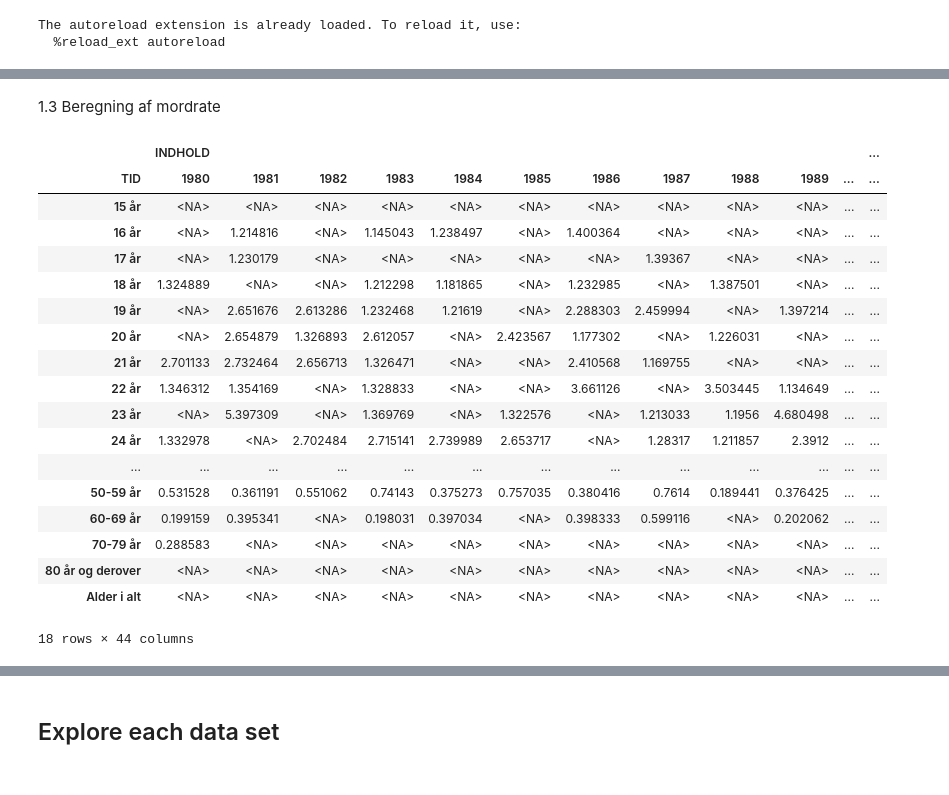
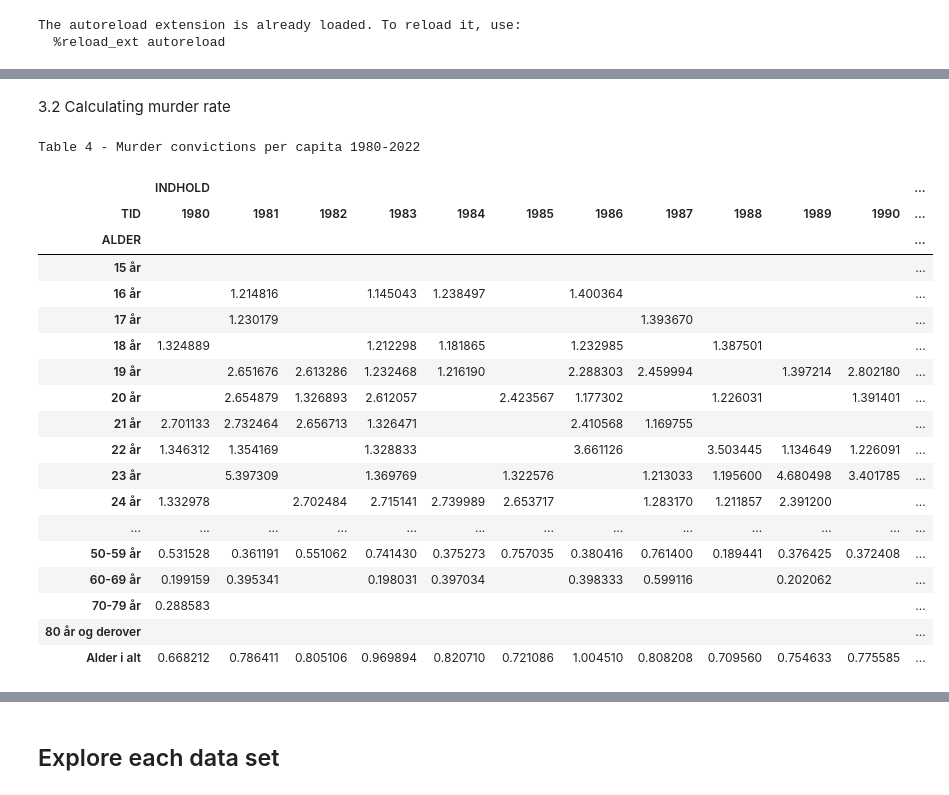
Before and after one commit to NumEconCopenhagen/projects-2023-bulen, a Jupyter notebook: dataproject/dataproject.ipynb, the cells around one changed output, grey strips where cells are left out. Drawn from its saved outputs; the diff is of its cells as text; code cells hidden in the pictures.

```diff
--- a/dataproject/dataproject.ipynb
+++ b/dataproject/dataproject.ipynb
@@ -223,18 +115,9 @@ Alder i alt         27    24
 # %%
-#Importerer BEFOLK1 fra statistikbanken
-tables_folk = Dst.get_variables(table_id='BEFOLK1')
-tables_folk
-print(tables_folk)
-
-#Undersøger værdierne af relevante variable
-for id in ['ALDER', 'KØN']:
-    print(id)
-    values = tables_folk.loc[tables_folk.id == id,['values']].values[0,0]
-    for value in values:
-        print(f' id = {value["id"]}, text = {value["text"]}')
-
 #Selektion af værdier for variable
-variables_folk = {'KØN':['1','2'],'ALDER':['>=15'], 'Tid':['>=1980']}
+variables_folk = {'KØN':['1','2'],'ALDER':['>=15'], 'Tid':['1980','1981','1982','1983','1984','1985','1986','1987','1988','1989','1990','1991',
+                                                           '1992','1993','1994','1995','1996','1997','1998','1999','2000','2001','2002','2003',
+                                                           '2004','2005', '2006','2007','2008','2009','2010','2011','2012','2013','2014','2015',
+                                                           '2016','2017','2018','2019','2020','2021','2022']}
 befolkning = Dst.get_data(table_id = 'BEFOLK1', variables=variables_folk)
 befolkning.sort_values(by=['KØN', 'ALDER', 'TID'], inplace=True)
 del befolkning['CIVILSTAND']
@@ -280,22 +163,19 @@ def age_buckets(x):
         return '80 år og derover'
     else: return 'other'
 befolkning['aldersinterval'] = befolkning.ALDER.apply(lambda x: age_buckets(x))
-display(befolkning)
 del befolkning['ALDER']
 
-bef_sum = befolkning.groupby(['aldersinterval', 'TID']).sum(numeric_only=1)
+bef_sum = befolkning.groupby(['aldersinterval', 'TID']).sum(numeric_only=1) #Summing over the variables we need
 
-display(bef_sum)
-print(bef_sum)
+bef = pd.pivot_table(bef_sum, index = ['aldersinterval'], columns = ['TID']) #Pivoting into a more useful format
 
-#Nedenstående linje virker ikke med både columns og margins, men virker med kun index og column eller index og margins
-bef = pd.pivot_table(bef_sum, index = ['aldersinterval'], columns = ['TID'])
+bef.columns = bef.columns.droplevel() #Dropping unneeded level header
 
-display(bef)
+samletalder = bef_sum.groupby(['TID']).sum(numeric_only=1) #Calculating aggregate population for each year
+samletalder = pd.pivot_table(samletalder, columns = ['TID'])
 
-bef2 = bef.convert_dtypes()
+newv = pd.concat([bef, samletalder], axis=0, join='inner') #Concatenating aggregate population to table
+newv = newv.rename(index={'INDHOLD':'Alder i alt'})
 
-bef2.info()
-
-display(bef2)
+newv.style.set_caption('Table 3 - Population structure 1980-2022')
 # %% [output]
@@ -420,25 +200,26 @@ memory usage: 6.7+ KB
-# %% [markdown]
-1.3 Beregning af mordrate
+# %% [markdown]
+3.2 Calculating murder rate
 # %%
-mordrate = straf2.div(bef2)*100000 #Mord pr 100.000 indbygger
-display(mordrate)
+mordrate = straf2.div(newv)*100000 #Mord pr 100.000 indbygger
+mordrate.style.set_caption('Table 4 - Murder convictions per capita 1980-2022')
 # %% [output]
+Table 4 - Murder convictions per capita 1980-2022
 |  | INDHOLD |  |  |  |  |  |  |  |  |  |  | ... |
-| TID | 1980 | 1981 | 1982 | 1983 | 1984 | 1985 | 1986 | 1987 | 1988 | 1989 | ... | ... |
-| 15 år | <NA> | <NA> | <NA> | <NA> | <NA> | <NA> | <NA> | <NA> | <NA> | <NA> | ... | ... |
-| 16 år | <NA> | 1.214816 | <NA> | 1.145043 | 1.238497 | <NA> | 1.400364 | <NA> | <NA> | <NA> | ... | ... |
-| 17 år | <NA> | 1.230179 | <NA> | <NA> | <NA> | <NA> | <NA> | 1.39367 | <NA> | <NA> | ... | ... |
-| 18 år | 1.324889 | <NA> | <NA> | 1.212298 | 1.181865 | <NA> | 1.232985 | <NA> | 1.387501 | <NA> | ... | ... |
-| 19 år | <NA> | 2.651676 | 2.613286 | 1.232468 | 1.21619 | <NA> | 2.288303 | 2.459994 | <NA> | 1.397214 | ... | ... |
-| 20 år | <NA> | 2.654879 | 1.326893 | 2.612057 | <NA> | 2.423567 | 1.177302 | <NA> | 1.226031 | <NA> | ... | ... |
-| 21 år | 2.701133 | 2.732464 | 2.656713 | 1.326471 | <NA> | <NA> | 2.410568 | 1.169755 | <NA> | <NA> | ... | ... |
-| 22 år | 1.346312 | 1.354169 | <NA> | 1.328833 | <NA> | <NA> | 3.661126 | <NA> | 3.503445 | 1.134649 | ... | ... |
-| 23 år | <NA> | 5.397309 | <NA> | 1.369769 | <NA> | 1.322576 | <NA> | 1.213033 | 1.1956 | 4.680498 | ... | ... |
-| 24 år | 1.332978 | <NA> | 2.702484 | 2.715141 | 2.739989 | 2.653717 | <NA> | 1.28317 | 1.211857 | 2.3912 | ... | ... |
+| TID | 1980 | 1981 | 1982 | 1983 | 1984 | 1985 | 1986 | 1987 | 1988 | 1989 | 1990 | ... |
+| ALDER |  |  |  |  |  |  |  |  |  |  |  | ... |
+| 15 år |  |  |  |  |  |  |  |  |  |  |  | ... |
+| 16 år |  | 1.214816 |  | 1.145043 | 1.238497 |  | 1.400364 |  |  |  |  | ... |
+| 17 år |  | 1.230179 |  |  |  |  |  | 1.393670 |  |  |  | ... |
+| 18 år | 1.324889 |  |  | 1.212298 | 1.181865 |  | 1.232985 |  | 1.387501 |  |  | ... |
+| 19 år |  | 2.651676 | 2.613286 | 1.232468 | 1.216190 |  | 2.288303 | 2.459994 |  | 1.397214 | 2.802180 | ... |
+| 20 år |  | 2.654879 | 1.326893 | 2.612057 |  | 2.423567 | 1.177302 |  | 1.226031 |  | 1.391401 | ... |
+| 21 år | 2.701133 | 2.732464 | 2.656713 | 1.326471 |  |  | 2.410568 | 1.169755 |  |  |  | ... |
+| 22 år | 1.346312 | 1.354169 |  | 1.328833 |  |  | 3.661126 |  | 3.503445 | 1.134649 | 1.226091 | ... |
+| 23 år |  | 5.397309 |  | 1.369769 |  | 1.322576 |  | 1.213033 | 1.195600 | 4.680498 | 3.401785 | ... |
+| 24 år | 1.332978 |  | 2.702484 | 2.715141 | 2.739989 | 2.653717 |  | 1.283170 | 1.211857 | 2.391200 |  | ... |
 | ... | ... | ... | ... | ... | ... | ... | ... | ... | ... | ... | ... | ... |
-| 50-59 år | 0.531528 | 0.361191 | 0.551062 | 0.74143 | 0.375273 | 0.757035 | 0.380416 | 0.7614 | 0.189441 | 0.376425 | ... | ... |
-| 60-69 år | 0.199159 | 0.395341 | <NA> | 0.198031 | 0.397034 | <NA> | 0.398333 | 0.599116 | <NA> | 0.202062 | ... | ... |
-| 70-79 år | 0.288583 | <NA> | <NA> | <NA> | <NA> | <NA> | <NA> | <NA> | <NA> | <NA> | ... | ... |
-| 80 år og derover | <NA> | <NA> | <NA> | <NA> | <NA> | <NA> | <NA> | <NA> | <NA> | <NA> | ... | ... |
-| Alder i alt | <NA> | <NA> | <NA> | <NA> | <NA> | <NA> | <NA> | <NA> | <NA> | <NA> | ... | ... |
+| 50-59 år | 0.531528 | 0.361191 | 0.551062 | 0.741430 | 0.375273 | 0.757035 | 0.380416 | 0.761400 | 0.189441 | 0.376425 | 0.372408 | ... |
+| 60-69 år | 0.199159 | 0.395341 |  | 0.198031 | 0.397034 |  | 0.398333 | 0.599116 |  | 0.202062 |  | ... |
+| 70-79 år | 0.288583 |  |  |  |  |  |  |  |  |  |  | ... |
+| 80 år og derover |  |  |  |  |  |  |  |  |  |  |  | ... |
+| Alder i alt | 0.668212 | 0.786411 | 0.805106 | 0.969894 | 0.820710 | 0.721086 | 1.004510 | 0.808208 | 0.709560 | 0.754633 | 0.775585 | ... |
-18 rows × 44 columns
```
Also changed, not shown: parts of 21 cells of this notebook, 1 other file.
